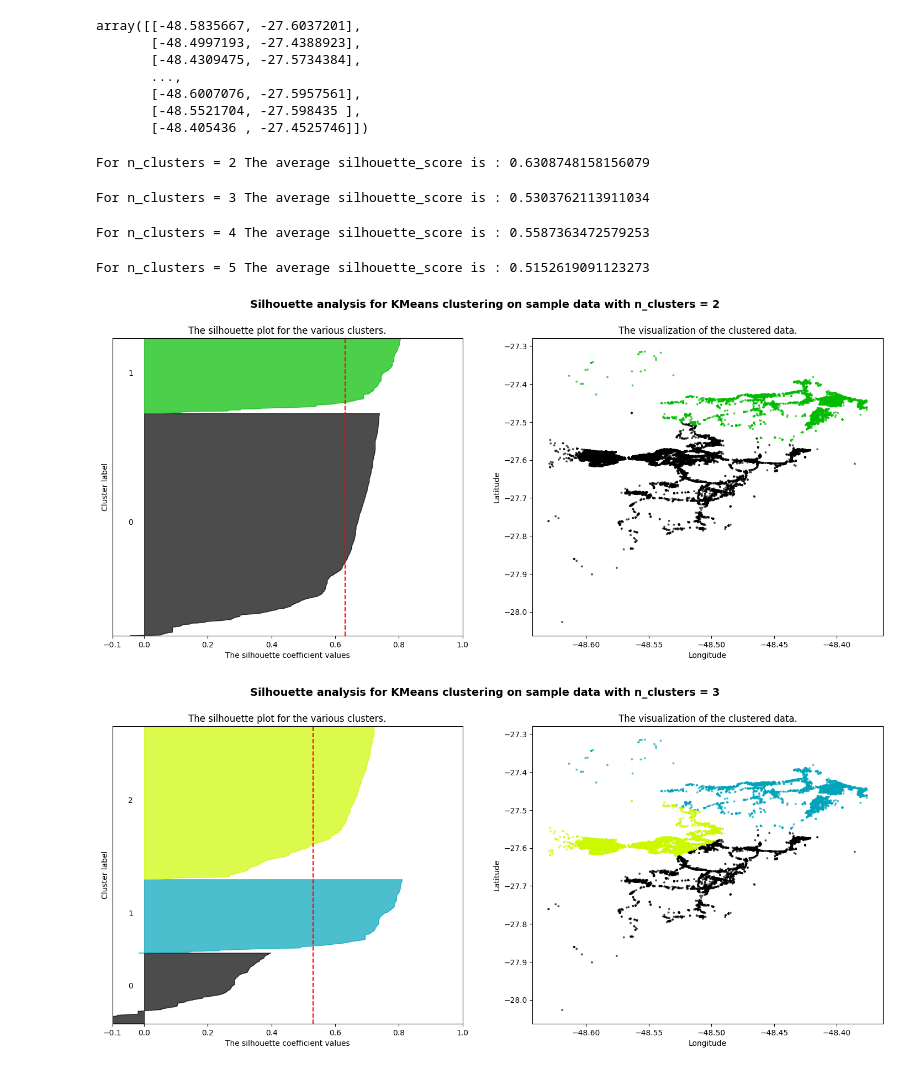
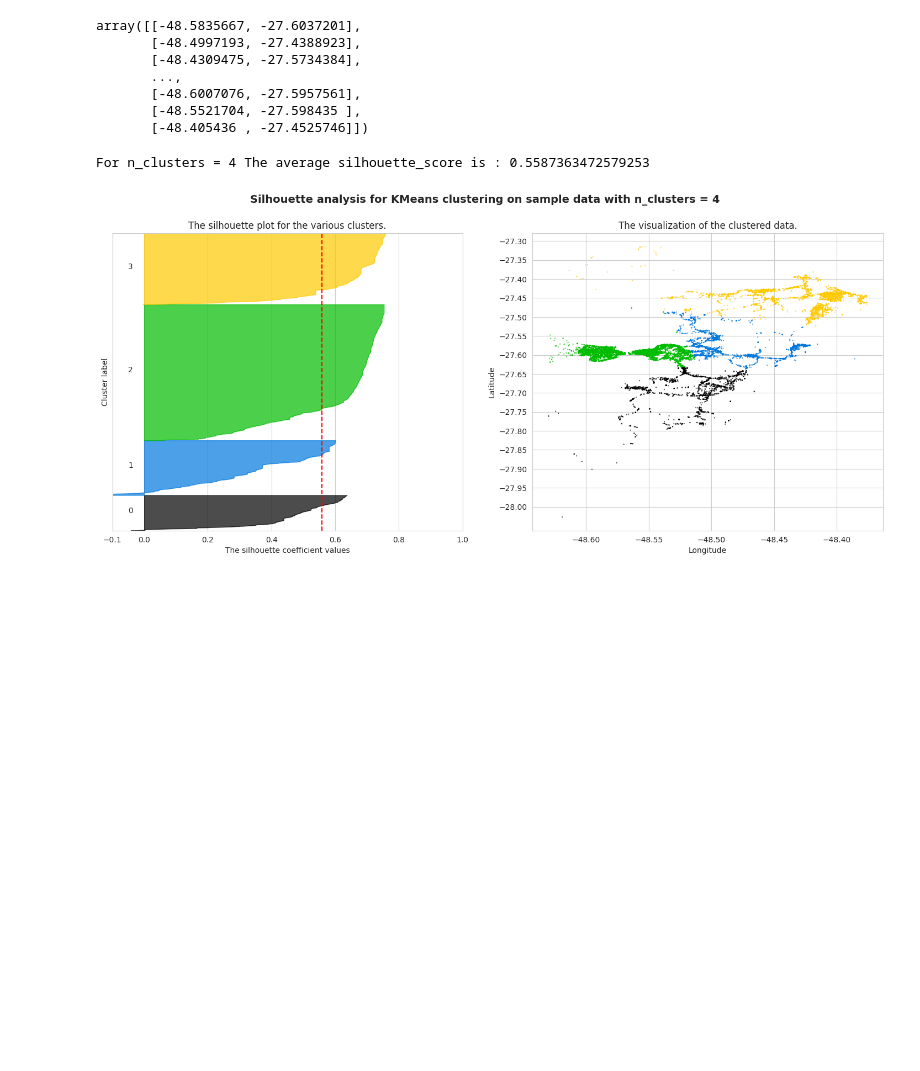
Before and after one commit to Felipe-Roque/OcurrencesPrediction, a Jupyter notebook: kmeansAnalysis.ipynb, the cells around one changed output. Drawn from its saved outputs; the diff is of its cells as text; code cells hidden in the pictures; blank space fills up the shorter version.

```diff
--- a/kmeansAnalysis.ipynb
+++ b/kmeansAnalysis.ipynb
@@ -2,6 +2,9 @@
 from sklearn.datasets import make_blobs
 from sklearn.cluster import KMeans
 from sklearn.metrics import silhouette_samples, silhouette_score
+import seaborn as sns
+
+sns.set_style(style='whitegrid')  # Use seaborn with a white grid
 
 import matplotlib.pyplot as plt
 import matplotlib.cm as cm
@@ -13,12 +16,9 @@ print(__doc__)
 
 df = pd.read_csv('Data/datasets/datasetTratadoFloripa5.csv', sep=',', thousands=',')
 
-# Variable with the Longitude and Latitude
 
-# Drop duplicates based on 'NrOcorrência'
 X = df.drop_duplicates(subset="NrOcorrência", keep=False)
 
-# Select the columns of interest
 X = X.loc[:, ['NrOcorrência', 'Cidade', 'Data/Hora', 'lat_ocorrencia', 'lon_ocorrencia', 'TipoOcorrênciaEncerramento']]
 X =  X.loc[X['Cidade'] == 'Florianópolis']
 X =  X.loc[X['TipoOcorrênciaEncerramento'] == 'ATENDIMENTO PRÉ-HOSPITALAR']
@@ -45,7 +45,7 @@ array([[-48.5835667, -27.6037201],
        [-48.5521704, -27.598435 ],
        [-48.405436 , -27.4525746]])
 # %%
-range_n_clusters = [2,3,4,5]
+range_n_clusters = [4]
 
 for n_clusters in range_n_clusters:
     # Create a subplot with 1 row and 2 columns
@@ -63,7 +63,8 @@ for n_clusters in range_n_clusters:
 
     # Initialize the clusterer with n_clusters value and a random generator
     # seed of 10 for reproducibility.
-    clusterer = KMeans(n_clusters=n_clusters, random_state=42)
+    clusterer = KMeans(n_clusters = 4, init ='k-means++', n_init='auto', random_state=42)
+
     cluster_labels = clusterer.fit_predict(X)
 
     # The silhouette_score gives the average value for all the samples.
@@ -105,37 +106,35 @@ for n_clusters in range_n_clusters:
 
     # The vertical line for average silhouette score of all the values
     ax1.axvline(x=silhouette_avg, color="red", linestyle="--")
 
     ax1.set_yticks([])  # Clear the yaxis labels / ticks
     ax1.set_xticks([-0.1, 0, 0.2, 0.4, 0.6, 0.8, 1])
 
     # 2nd Plot showing the actual clusters formed
     colors = cm.nipy_spectral(cluster_labels.astype(float) / n_clusters)
-    ax2.scatter(X[:, 0], X[:, 1], marker='.', s=30, lw=0, alpha=0.7,
+    ax2.scatter(X[:, 0], X[:, 1], marker='.', s=10, lw=0, alpha=0.7,
                 c=colors, edgecolor='k')
+    yticks = np.arange(-28.0, -27.25, 0.05)
+    ax2.set_yticks(yticks)
 
     # Labeling the clusters
     centers = clusterer.cluster_centers_
     # Draw white circles at cluster centers
     #ax2.scatter(centers[:, 0], centers[:, 1], marker='o',c="white", alpha=1, s=200, edgecolor='k')
 
     #for i, c in enumerate(centers):
     #    ax2.scatter(c[0], c[1], marker='$%d$' % i, alpha=1,
      #               s=50, edgecolor='k')
 
     ax2.set_title("The visualization of the clustered data.")
     ax2.set_xlabel("Longitude")
     ax2.set_ylabel("Latitude")
 
     plt.suptitle(("Silhouette analysis for KMeans clustering on sample data "
                   "with n_clusters = %d" % n_clusters),
                  fontsize=14, fontweight='bold')
 
 plt.show()
 # %% [output]
-For n_clusters = 2 The average silhouette_score is : 0.6308748158156079
+For n_clusters = 4 The average silhouette_score is : 0.5587363472579253
-For n_clusters = 3 The average silhouette_score is : 0.5303762113911034
-For n_clusters = 4 The average silhouette_score is : 0.5587363472579253
-For n_clusters = 5 The average silhouette_score is : 0.5152619091123273
-[figure, old version]
+[figure, new version]
-[figure, removed]
```
Also changed, not shown: parts of 1 cell of this notebook, 3 other files.
